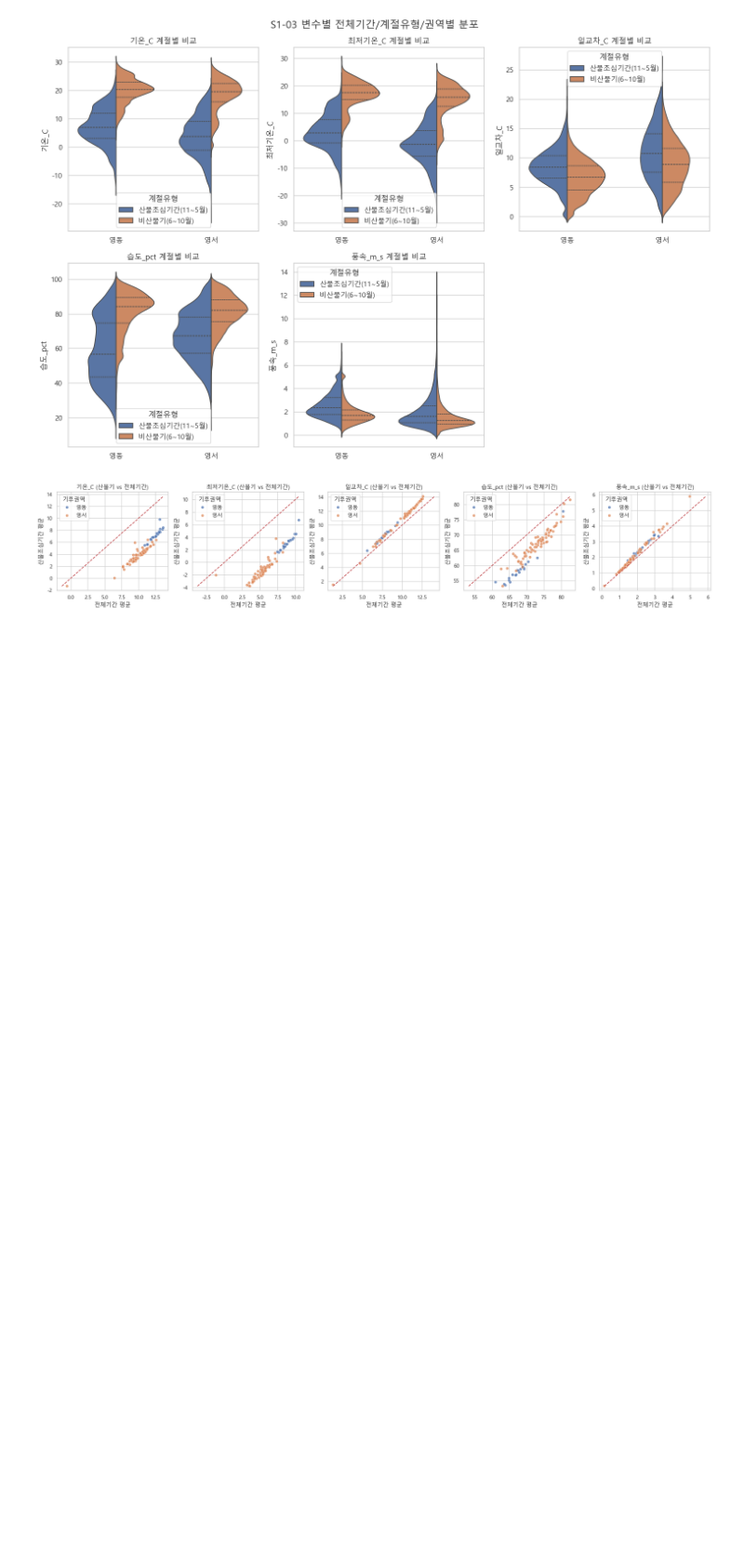
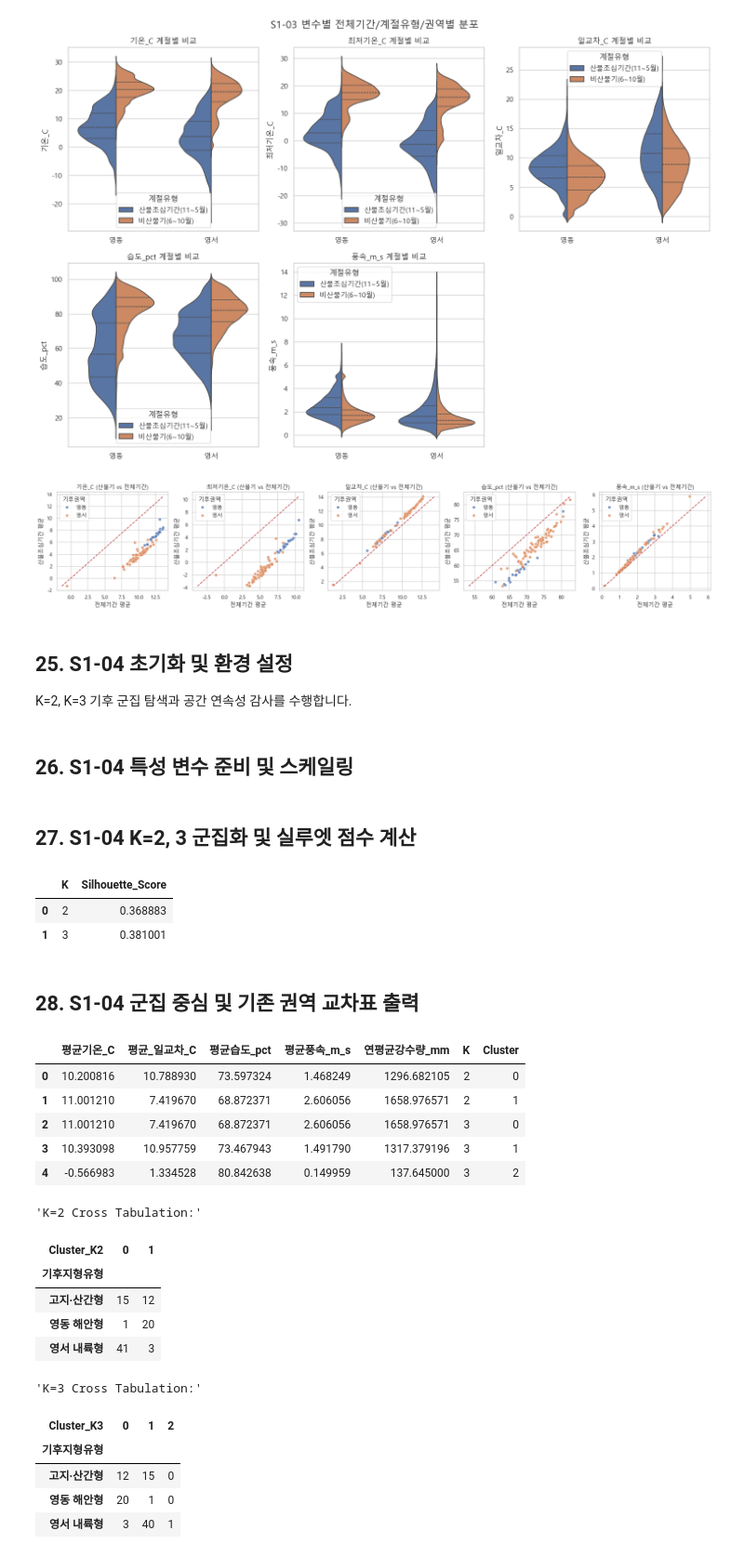
Before and after one commit to Max-JI64/farm-system-public-02, a Jupyter notebook: jsw/강원_재_EDA/Step1_강원도_기후지형및캐나다지수_기본분석.ipynb, the cells around one changed output. Shown at 93% size. Cells and saved outputs as stored; diff of their text form; code cells hidden in the pictures; blank space fills up the shorter version.

```diff
--- a/jsw/강원_재_EDA/Step1_강원도_기후지형및캐나다지수_기본분석.ipynb
+++ b/jsw/강원_재_EDA/Step1_강원도_기후지형및캐나다지수_기본분석.ipynb
@@ -1172,3 +1172,7 @@ plt.show()
 # %% [output]
 [figure]
 [figure]
+# %% [markdown]
+## 25. S1-04 초기화 및 환경 설정
+
+K=2, K=3 기후 군집 탐색과 공간 연속성 감사를 수행합니다.
@@ -1174,0 +1193,2 @@ plt.show()
+# %% [markdown]
+## 26. S1-04 특성 변수 준비 및 스케일링
@@ -1174,0 +1205,71 @@ plt.show()
+# %% [markdown]
+## 27. S1-04 K=2, 3 군집화 및 실루엣 점수 계산
+# %%
+kmeans_k2 = KMeans(n_clusters=2, random_state=42, n_init=10)
+labels_k2 = kmeans_k2.fit_predict(X_scaled)
+
+kmeans_k3 = KMeans(n_clusters=3, random_state=42, n_init=10)
+labels_k3 = kmeans_k3.fit_predict(X_scaled)
+
+cell_climate['Cluster_K2'] = labels_k2
+cell_climate['Cluster_K3'] = labels_k3
+
+sil_score_k2 = silhouette_score(X_scaled, labels_k2)
+sil_score_k3 = silhouette_score(X_scaled, labels_k3)
+
+sil_scores = pd.DataFrame([
+    {'K': 2, 'Silhouette_Score': sil_score_k2},
+    {'K': 3, 'Silhouette_Score': sil_score_k3}
+])
+sil_scores.to_csv(TABLE_DIR / 'S1-04_silhouette_scores.csv', index=False, encoding='utf-8-sig')
+display(sil_scores)
+# %% [output]
+|  | K | Silhouette_Score |
+| 0 | 2 | 0.368883 |
+| 1 | 3 | 0.381001 |
+# %% [markdown]
+## 28. S1-04 군집 중심 및 기존 권역 교차표 출력
+# %%
+# 군집 중심 역변환
+centers_k2 = pd.DataFrame(scaler.inverse_transform(kmeans_k2.cluster_centers_), columns=cluster_features)
+centers_k2['K'] = 2
+centers_k2['Cluster'] = range(2)
+
+centers_k3 = pd.DataFrame(scaler.inverse_transform(kmeans_k3.cluster_centers_), columns=cluster_features)
+centers_k3['K'] = 3
+centers_k3['Cluster'] = range(3)
+
+cluster_centers = pd.concat([centers_k2, centers_k3], ignore_index=True)
+cluster_centers.to_csv(TABLE_DIR / 'S1-04_cluster_centers.csv', index=False, encoding='utf-8-sig')
+display(cluster_centers)
+
+# 기존 기후지형유형 병합 (교차표 작성용)
+climate_type = grid_bundle['climate']
+cell_climate = pd.merge(cell_climate, climate_type[['기상셀ID', '기후지형유형']], on='기상셀ID')
+
+crosstab_k2 = pd.crosstab(cell_climate['기후지형유형'], cell_climate['Cluster_K2'])
+crosstab_k2.to_csv(TABLE_DIR / 'S1-04_crosstab_k2.csv', encoding='utf-8-sig')
+display("K=2 Cross Tabulation:", crosstab_k2)
+
+crosstab_k3 = pd.crosstab(cell_climate['기후지형유형'], cell_climate['Cluster_K3'])
+crosstab_k3.to_csv(TABLE_DIR / 'S1-04_crosstab_k3.csv', encoding='utf-8-sig')
+display("K=3 Cross Tabulation:", crosstab_k3)
+# %% [output]
+|  | 평균기온_C | 평균_일교차_C | 평균습도_pct | 평균풍속_m_s | 연평균강수량_mm | K | Cluster |
+| 0 | 10.200816 | 10.788930 | 73.597324 | 1.468249 | 1296.682105 | 2 | 0 |
+| 1 | 11.001210 | 7.419670 | 68.872371 | 2.606056 | 1658.976571 | 2 | 1 |
+| 2 | 11.001210 | 7.419670 | 68.872371 | 2.606056 | 1658.976571 | 3 | 0 |
+| 3 | 10.393098 | 10.957759 | 73.467943 | 1.491790 | 1317.379196 | 3 | 1 |
+| 4 | -0.566983 | 1.334528 | 80.842638 | 0.149959 | 137.645000 | 3 | 2 |
+'K=2 Cross Tabulation:'
+| Cluster_K2 | 0 | 1 |
+| 기후지형유형 |  |  |
+| 고지·산간형 | 15 | 12 |
+| 영동 해안형 | 1 | 20 |
+| 영서 내륙형 | 41 | 3 |
+'K=3 Cross Tabulation:'
+| Cluster_K3 | 0 | 1 | 2 |
+| 기후지형유형 |  |  |  |
+| 고지·산간형 | 12 | 15 | 0 |
+| 영동 해안형 | 20 | 1 | 0 |
+| 영서 내륙형 | 3 | 40 | 1 |
```
Also changed, not shown: parts of 5 cells of this notebook, 8 other files.
